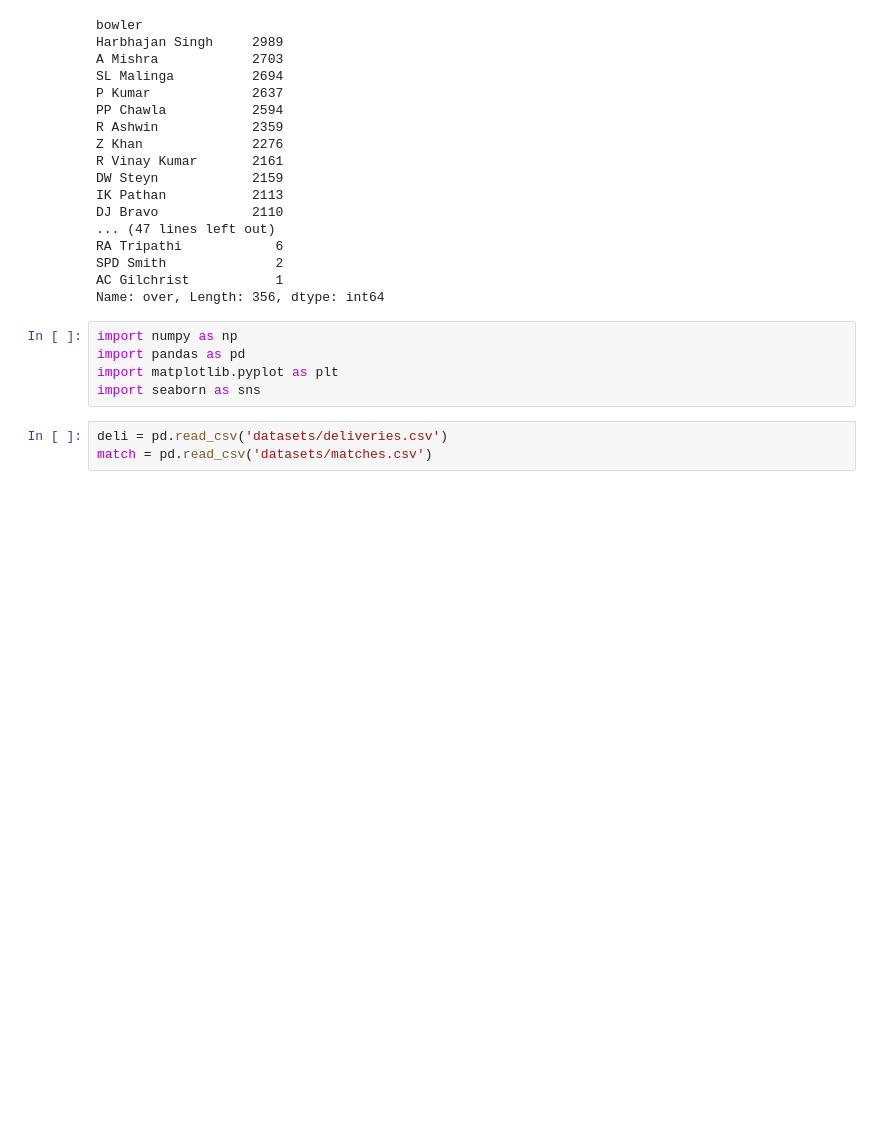
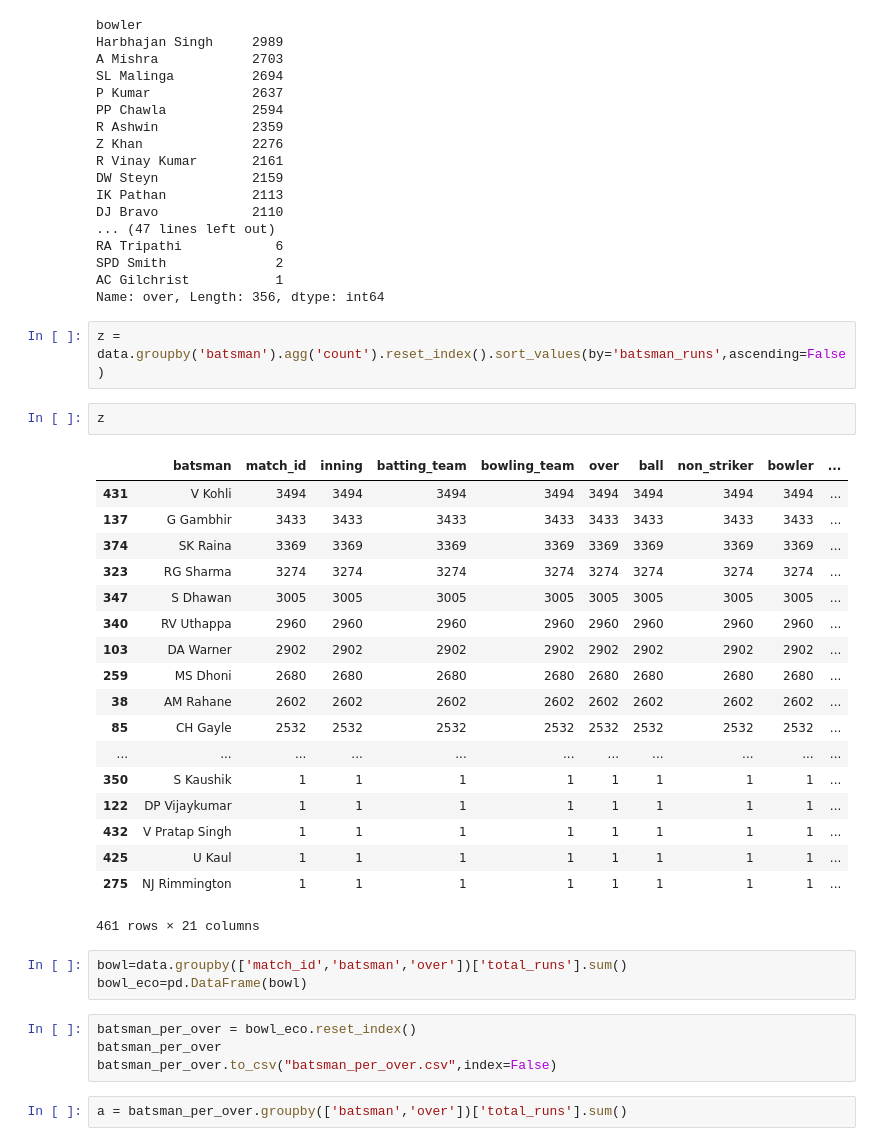
Before and after one commit to Ishita-Kedia/IPL_Analysis, a Jupyter notebook: 11.ipynb, the cells around one changed output. Cells and saved outputs as stored; diff of their text form; blank space fills up the shorter version.

Commit message:
Added the batsman_per_over.csv

```diff
--- a/Untitled.ipynb
+++ b/11.ipynb
@@ -307,11 +307,35 @@ RA Tripathi            6
 SPD Smith              2
 AC Gilchrist           1
 Name: over, Length: 356, dtype: int64
-# %%
-import numpy as np
-import pandas as pd
-import matplotlib.pyplot as plt
-import seaborn as sns
-# %%
-deli = pd.read_csv('datasets/deliveries.csv')
-match = pd.read_csv('datasets/matches.csv')
+# %%
+z = data.groupby('batsman').agg('count').reset_index().sort_values(by='batsman_runs',ascending=False)
+# %%
+z
+# %% [output]
+|  | batsman | match_id | inning | batting_team | bowling_team | over | ball | non_striker | bowler | ... |
+| 431 | V Kohli | 3494 | 3494 | 3494 | 3494 | 3494 | 3494 | 3494 | 3494 | ... |
+| 137 | G Gambhir | 3433 | 3433 | 3433 | 3433 | 3433 | 3433 | 3433 | 3433 | ... |
+| 374 | SK Raina | 3369 | 3369 | 3369 | 3369 | 3369 | 3369 | 3369 | 3369 | ... |
+| 323 | RG Sharma | 3274 | 3274 | 3274 | 3274 | 3274 | 3274 | 3274 | 3274 | ... |
+| 347 | S Dhawan | 3005 | 3005 | 3005 | 3005 | 3005 | 3005 | 3005 | 3005 | ... |
+| 340 | RV Uthappa | 2960 | 2960 | 2960 | 2960 | 2960 | 2960 | 2960 | 2960 | ... |
+| 103 | DA Warner | 2902 | 2902 | 2902 | 2902 | 2902 | 2902 | 2902 | 2902 | ... |
+| 259 | MS Dhoni | 2680 | 2680 | 2680 | 2680 | 2680 | 2680 | 2680 | 2680 | ... |
+| 38 | AM Rahane | 2602 | 2602 | 2602 | 2602 | 2602 | 2602 | 2602 | 2602 | ... |
+| 85 | CH Gayle | 2532 | 2532 | 2532 | 2532 | 2532 | 2532 | 2532 | 2532 | ... |
+| ... | ... | ... | ... | ... | ... | ... | ... | ... | ... | ... |
+| 350 | S Kaushik | 1 | 1 | 1 | 1 | 1 | 1 | 1 | 1 | ... |
+| 122 | DP Vijaykumar | 1 | 1 | 1 | 1 | 1 | 1 | 1 | 1 | ... |
+| 432 | V Pratap Singh | 1 | 1 | 1 | 1 | 1 | 1 | 1 | 1 | ... |
+| 425 | U Kaul | 1 | 1 | 1 | 1 | 1 | 1 | 1 | 1 | ... |
+| 275 | NJ Rimmington | 1 | 1 | 1 | 1 | 1 | 1 | 1 | 1 | ... |
+461 rows × 21 columns
+# %%
+bowl=data.groupby(['match_id','batsman','over'])['total_runs'].sum()
+bowl_eco=pd.DataFrame(bowl)
+# %%
+batsman_per_over = bowl_eco.reset_index()
+batsman_per_over
+batsman_per_over.to_csv("batsman_per_over.csv",index=False)
+# %%
+a = batsman_per_over.groupby(['batsman','over'])['total_runs'].sum()
```
Also changed, not shown: parts of 2 cells of this notebook, 1 other file.
